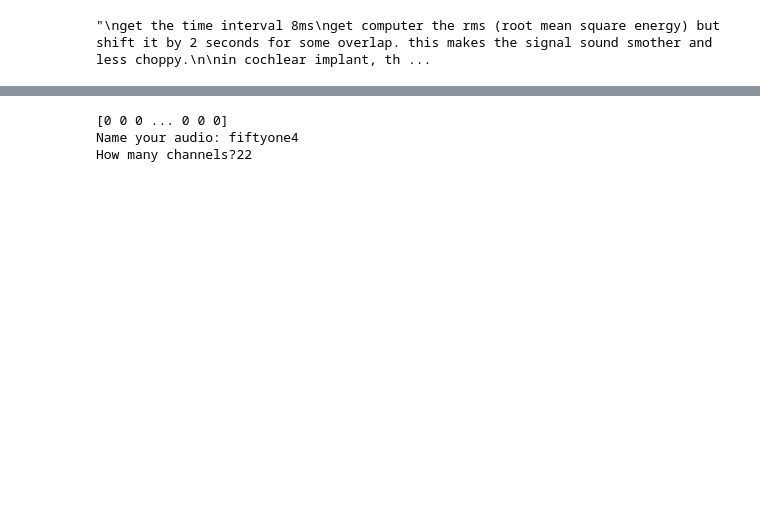
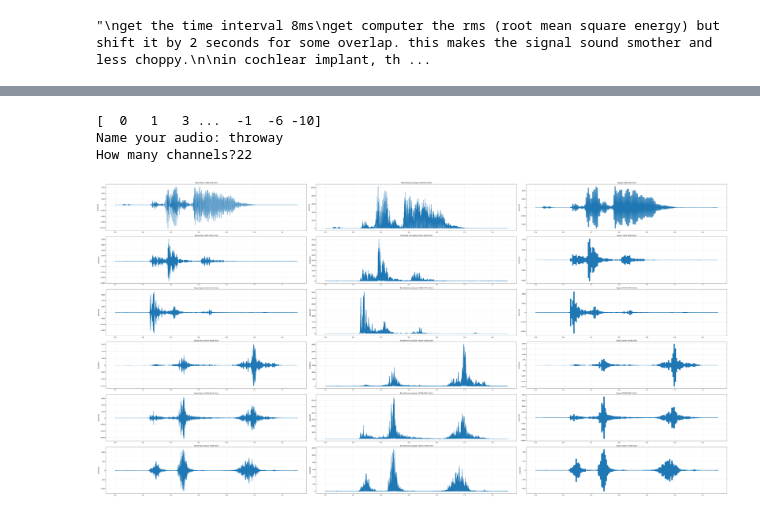
Before and after one commit to SasheO/DukeREU, a Jupyter notebook: Task 1- Simulate Audio CI Processing Pipeline.ipynb, the cells around one changed output, grey strips where cells are left out. Drawn from its saved outputs; the diff is of its cells as text; code cells hidden in the pictures; blank space fills up the shorter version.

```diff
--- a/Task 1- Simulate Audio CI Processing Pipeline.ipynb
+++ b/Task 1- Simulate Audio CI Processing Pipeline.ipynb
@@ -289,8 +279,33 @@ plt.show()
 # %%
-signal = sum(np.int16(signal))
-print(signal)
-scipy.io.wavfile.write("reconstructed_sounds/"+input("Name your audio: ")+"-"+input("How many channels?")+"c.wav"".wav", sample_rate, signal) # have to transpose signal and combine all channels by adding
+signal_wav = sum(np.int16(signal))
+print(signal_wav)
+scipy.io.wavfile.write("reconstructed_sounds/"+input("Name your audio: ")+"-"+input("How many channels?")+"c.wav"".wav", sample_rate, signal_wav) # have to transpose signal and combine all channels by adding
 # %% [output]
-[0 0 0 ... 0 0 0]
-Name your audio: fiftyone4
+[  0   1   3 ...  -1  -6 -10]
+Name your audio: throway
 How many channels?22
+# %%
+# plot all graphs together
+times_reconstructed = np.arange(len(signal))/sample_rate
+fig, axes = plt.subplots(len(signal), 3, figsize=(60, 30))
+
+columns = [(bandpassed_frequencies_low_to_high, "Band Pass"), (enveloped_frequencies_low_to_high, "Rectified (envelope)"), (signal, "Signal")]
+
+for indx in range(len(signal)):
+    for column_indx in range(3):
+        low,high = frequency_ranges[indx], frequency_ranges[indx+1]
+        axes[indx, column_indx].set_title(f"{columns[column_indx][1]} ({low}-{high} kHz)")
+        axes[indx, column_indx].grid(alpha=.5, ls='--')
+#         print(columns[column_indx][0][indx])
+#         print(len(columns[column_indx][0][indx]))
+#         print(len(times_reconstructed))
+#         break
+        axes[indx, column_indx].plot(times, columns[column_indx][0][indx])
+        axes[indx, column_indx].set_ylabel('amplitude')
+#     break
+plt.tight_layout()
+plt.show()
+
+### DO NOT JUST GET THE POSITIVE AMPLITUDE. DO "ENVELOPE EXTRACTION"
+# %% [output]
+[figure, added]
```
Also changed, not shown: parts of 12 cells of this notebook, 1 other file.
